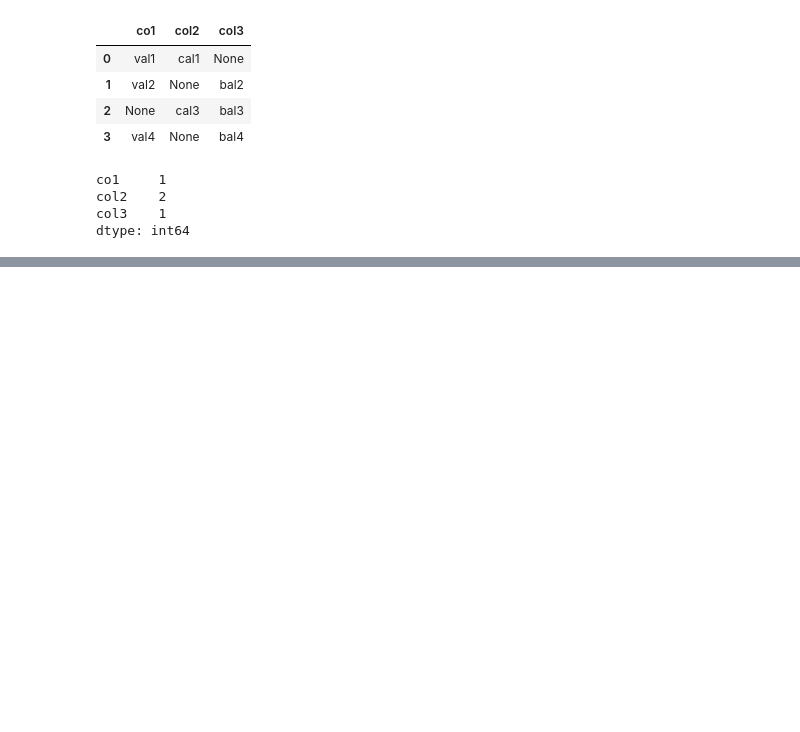
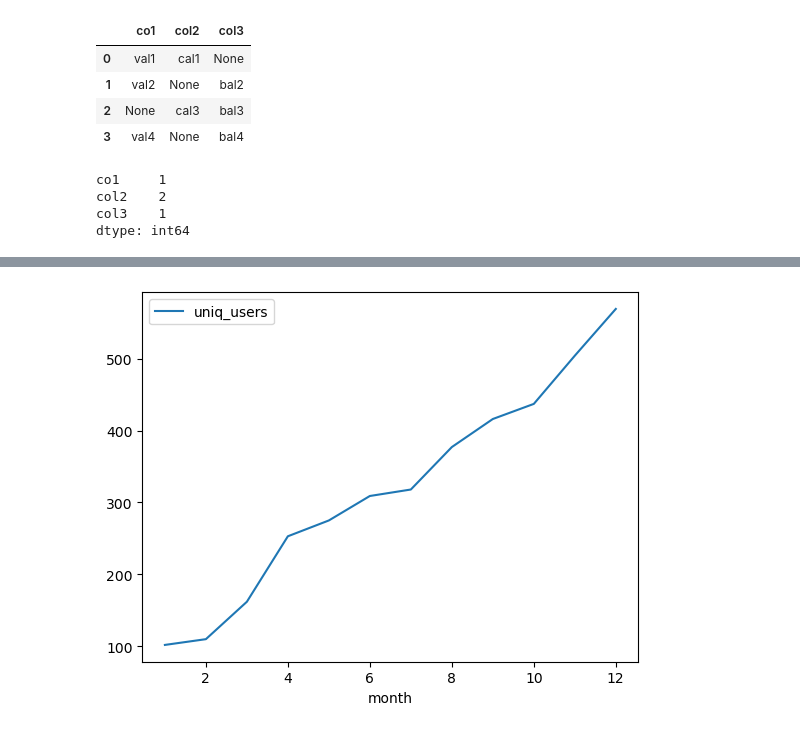
Before and after one commit to sashabocharov/reprep, a Jupyter notebook: lesson_4/lesson_4.ipynb, the cells around one changed output, grey strips where cells are left out. Saved outputs shown, nothing was run; the diff lists cells and outputs as text; code cells hidden in the pictures; blank space fills up the shorter version.

```diff
--- a/lesson_4/lesson_4.ipynb
+++ b/lesson_4/lesson_4.ipynb
@@ -70,0 +233,5 @@ dtype: int64
+# %%
+mau = taxi\
+    .groupby('month', as_index=False)\
+    .agg(uniq_users = ('user_id', 'nunique'))
+mau
@@ -70,0 +252,4 @@ dtype: int64
+# %%
+mau.plot.line(x='month', y='uniq_users');
+# %% [output]
+[figure, added]
```
Also changed, not shown: parts of 16 cells of this notebook, 1 other file.
